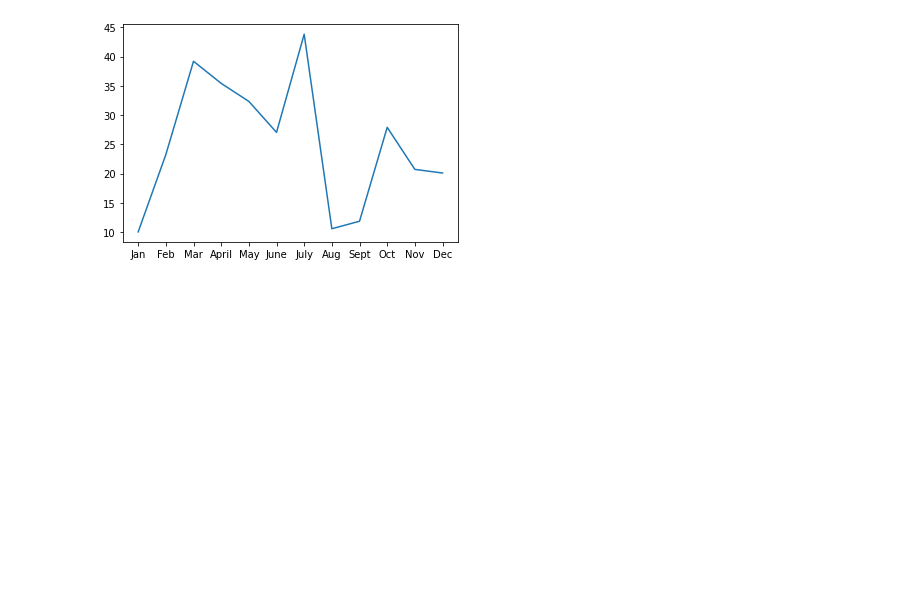
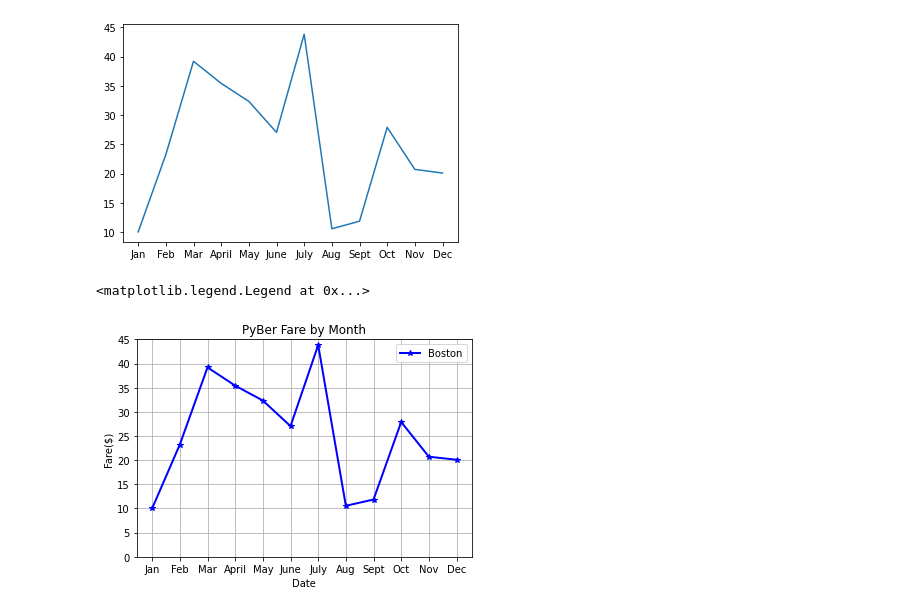
Before and after one commit to Redheadedmath/PyBer_Analysis, a Jupyter notebook: matplotlib_practice.ipynb, the cells around one changed output. Cells and saved outputs as stored; diff of their text form; code cells hidden in the pictures; blank space fills up the shorter version.

```diff
--- a/matplotlib_practice.ipynb
+++ b/matplotlib_practice.ipynb
@@ -36,3 +36,20 @@ plt.plot(x_axis, y_axis)
 plt.show()
 # %% [output]
 [figure]
+# %%
+#Create the plot and annotate graph
+plt.plot(x_axis, y_axis, marker ="*", linewidth=2, label="Boston", color="blue")
+#Labels for the axes
+plt.xlabel("Date")
+plt.ylabel("Fare($)")
+#Set the window, or limit
+plt.ylim(0, 45)
+#Gridlines
+plt.grid()
+#Title
+plt.title("PyBer Fare by Month")
+#Legend
+plt.legend()
+# %% [output]
+<matplotlib.legend.Legend at 0x...>
+[figure, added]
```
Also changed, not shown: parts of 16 cells of this notebook, 6 other files.
